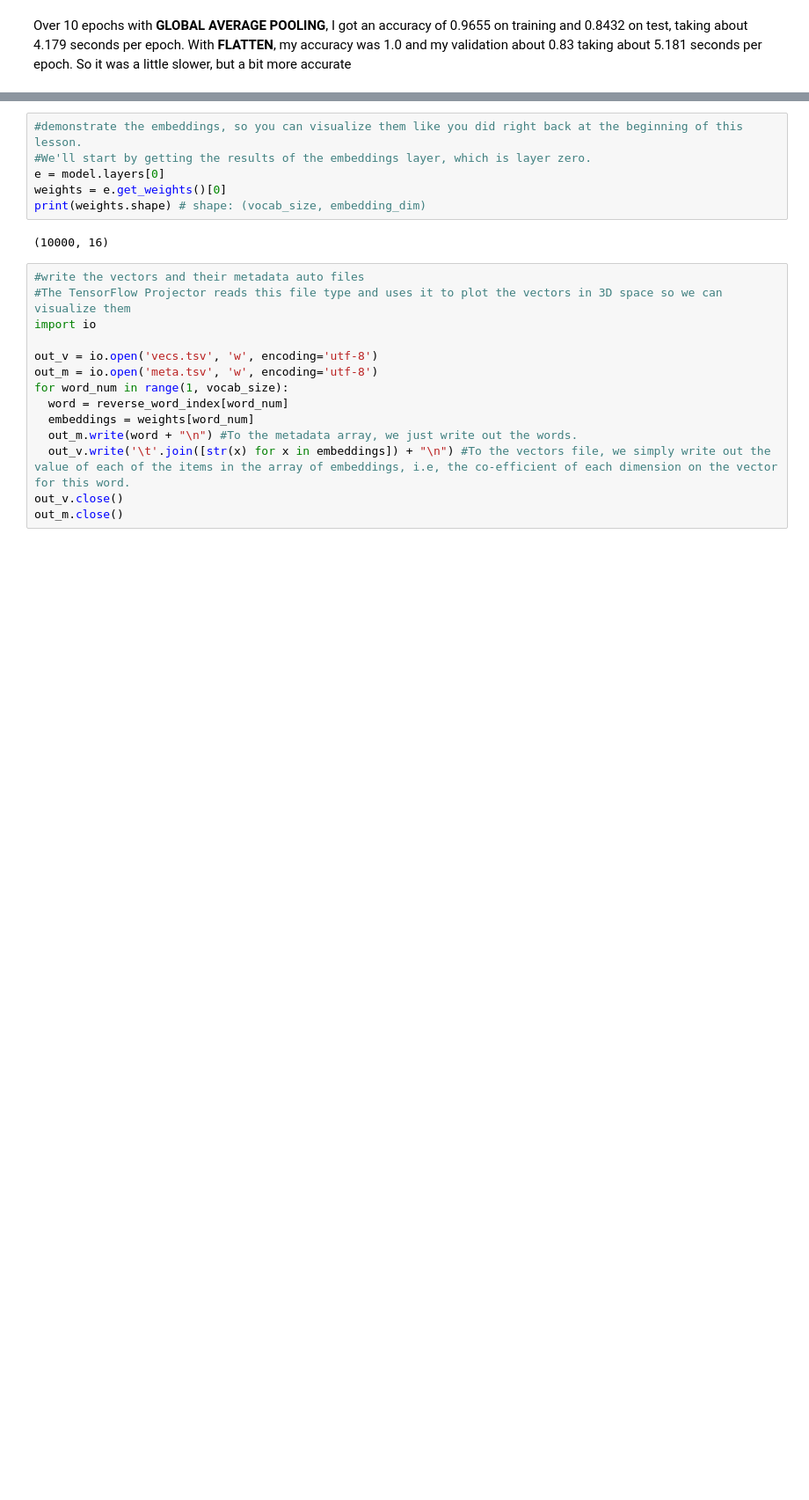
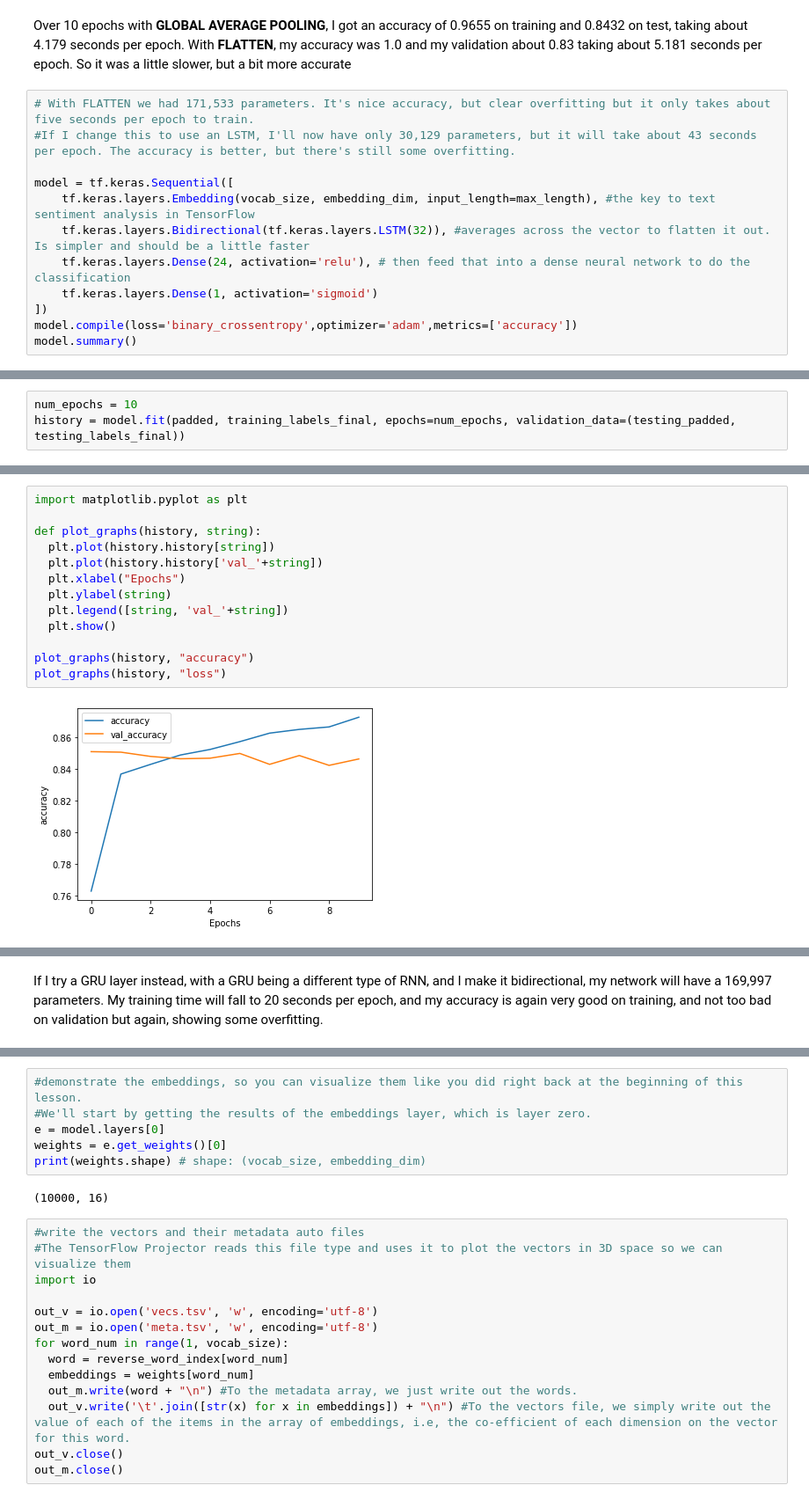
Before and after one commit to gmaniac7/NLP-in-Tensorflow, a Jupyter notebook: NLP_with_Tensorflow.ipynb, the cells around one changed output, grey strips where cells are left out. Shown at 88% size. Cells and saved outputs as stored; diff of their text form; blank space fills up the shorter version.

Commit message:
Add and compare LSTM, GRU and Convolutional Network

```diff
--- a/NLP_with_Tensorflow.ipynb
+++ b/NLP_with_Tensorflow.ipynb
@@ -437,2 +473,14 @@ Epoch 10/10
 # %% [markdown]
 Over 10 epochs with **GLOBAL AVERAGE POOLING**, I got an accuracy of 0.9655 on training and 0.8432 on test, taking about 4.179 seconds per epoch. With **FLATTEN**, my accuracy was 1.0 and my validation about 0.83 taking about 5.181 seconds per epoch. So it was a little slower, but a bit more accurate
+# %%
+# With FLATTEN we had 171,533 parameters. It's nice accuracy, but clear overfitting but it only takes about five seconds per epoch to train.
+#If I change this to use an LSTM, I'll now have only 30,129 parameters, but it will take about 43 seconds per epoch. The accuracy is better, but there's still some overfitting.
+
+model = tf.keras.Sequential([
+    tf.keras.layers.Embedding(vocab_size, embedding_dim, input_length=max_length), #the key to text sentiment analysis in TensorFlow
+    tf.keras.layers.Bidirectional(tf.keras.layers.LSTM(32)), #averages across the vector to flatten it out. Is simpler and should be a little faster
+    tf.keras.layers.Dense(24, activation='relu'), # then feed that into a dense neural network to do the classification
+    tf.keras.layers.Dense(1, activation='sigmoid')
+])
+model.compile(loss='binary_crossentropy',optimizer='adam',metrics=['accuracy'])
+model.summary()
@@ -438,0 +504,3 @@ Over 10 epochs with **GLOBAL AVERAGE POOLING**, I got an accuracy of 0.9655 on t
+# %%
+num_epochs = 10
+history = model.fit(padded, training_labels_final, epochs=num_epochs, validation_data=(testing_padded, testing_labels_final))
@@ -438,0 +525,15 @@ Over 10 epochs with **GLOBAL AVERAGE POOLING**, I got an accuracy of 0.9655 on t
+# %%
+import matplotlib.pyplot as plt
+
+def plot_graphs(history, string):
+  plt.plot(history.history[string])
+  plt.plot(history.history['val_'+string])
+  plt.xlabel("Epochs")
+  plt.ylabel(string)
+  plt.legend([string, 'val_'+string])
+  plt.show()
+
+plot_graphs(history, "accuracy")
+plot_graphs(history, "loss")
+# %% [output]
+[figure, added]
@@ -438,0 +541,2 @@ Over 10 epochs with **GLOBAL AVERAGE POOLING**, I got an accuracy of 0.9655 on t
+# %% [markdown]
+If I try a GRU layer instead, with a GRU being a different type of RNN, and I make it bidirectional, my network will have a 169,997 parameters. My training time will fall to 20 seconds per epoch, and my accuracy is again very good on training, and not too bad on validation but again, showing some overfitting.
```
Also changed, not shown: parts of 28 cells of this notebook.
